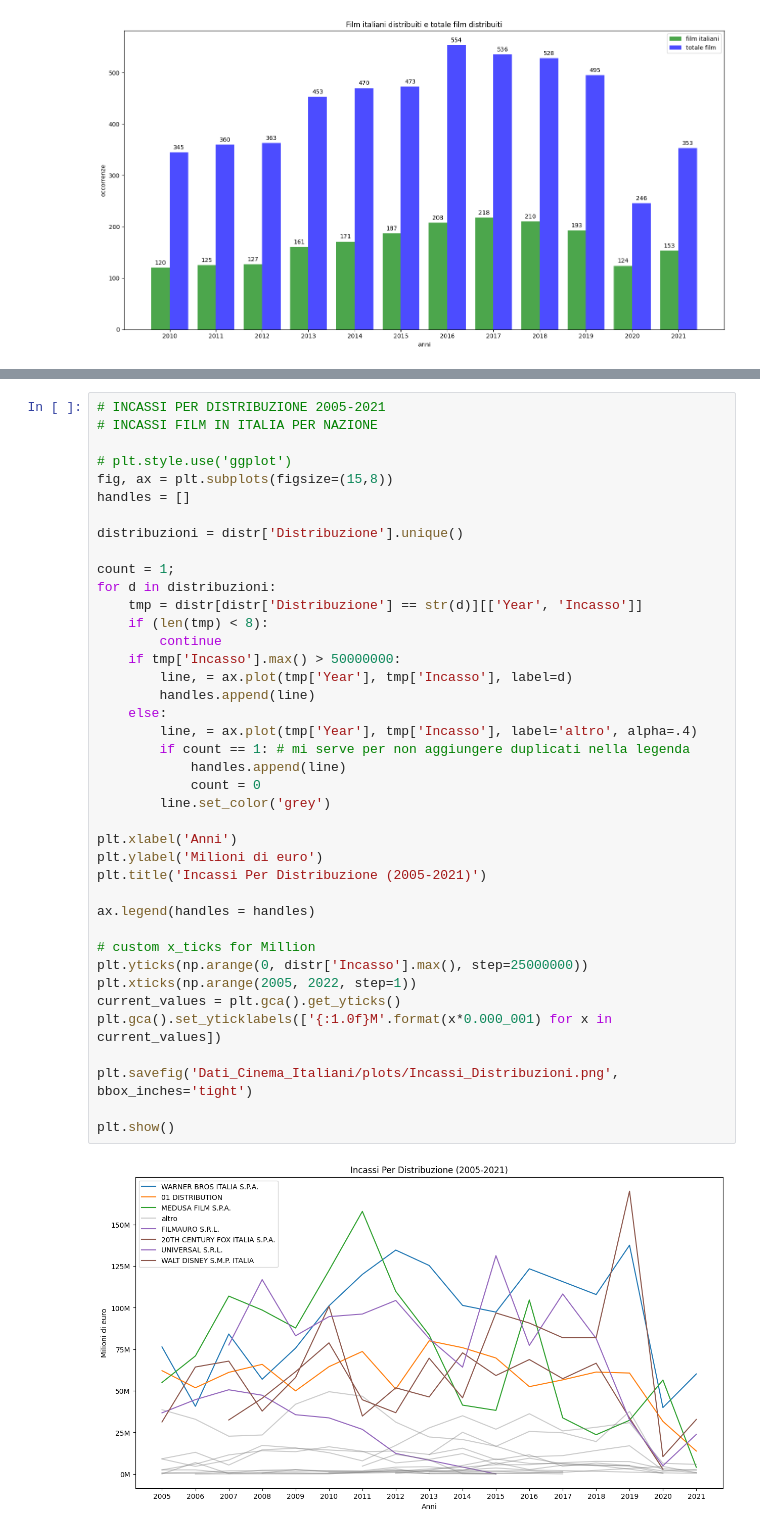
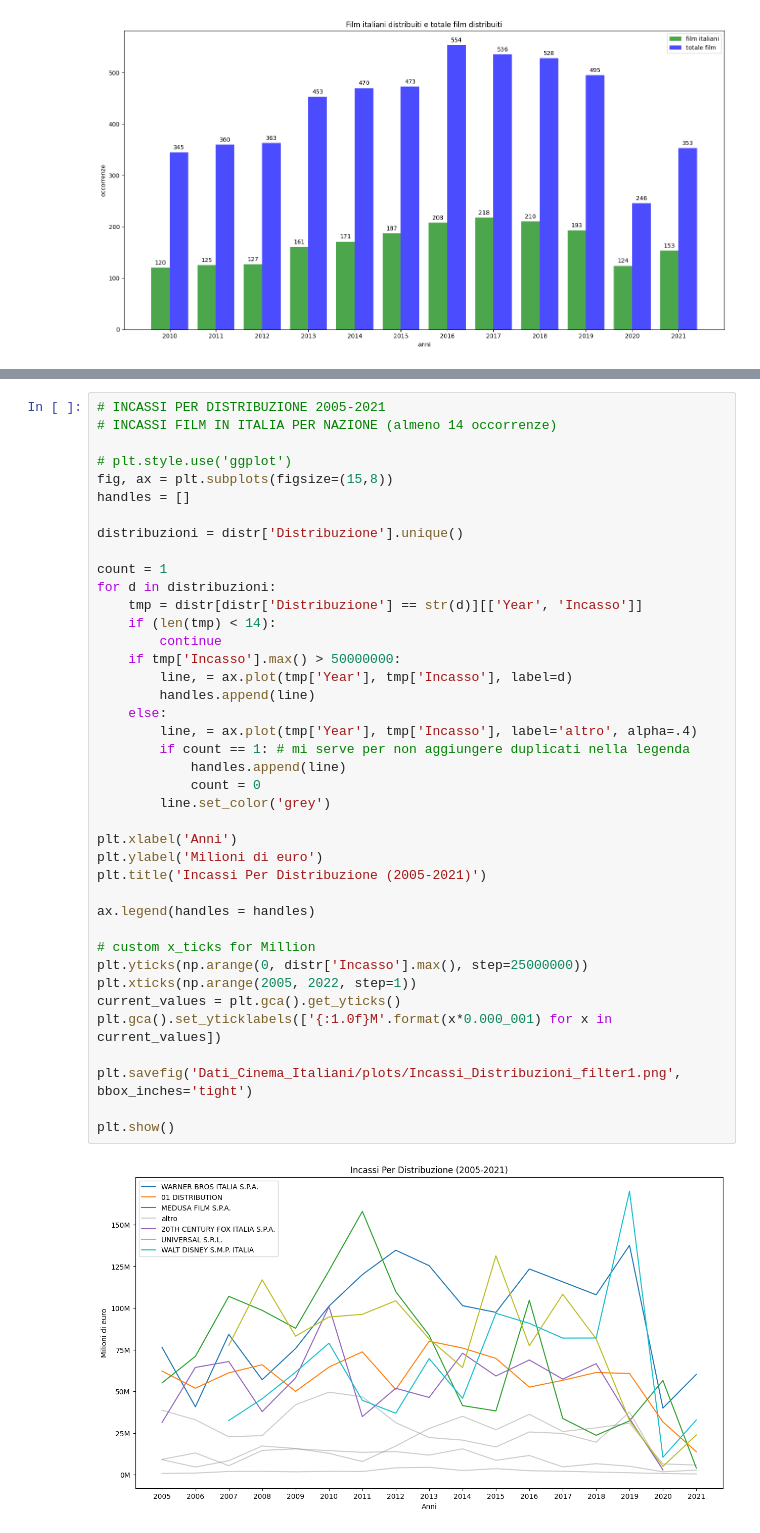
Before and after one commit to GitCass01/italian-cinemas-sciviz, a Jupyter notebook: Progetto.ipynb, the cells around one changed output, grey strips where cells are left out. Cells and saved outputs as stored; diff of their text form.

Commit message:
new plots

```diff
--- a/Progetto.ipynb
+++ b/Progetto.ipynb
@@ -347,6 +387,6 @@ plt.show()
 # %%
 # INCASSI PER DISTRIBUZIONE 2005-2021
-# INCASSI FILM IN ITALIA PER NAZIONE
+# INCASSI FILM IN ITALIA PER NAZIONE (almeno 14 occorrenze)
 
 # plt.style.use('ggplot')
 fig, ax = plt.subplots(figsize=(15,8))
@@ -354,35 +394,35 @@ handles = []
 
 distribuzioni = distr['Distribuzione'].unique()
 
-count = 1;
+count = 1
 for d in distribuzioni:
     tmp = distr[distr['Distribuzione'] == str(d)][['Year', 'Incasso']]
-    if (len(tmp) < 8):
+    if (len(tmp) < 14):
         continue
     if tmp['Incasso'].max() > 50000000:
         line, = ax.plot(tmp['Year'], tmp['Incasso'], label=d)
         handles.append(line)
     else:
         line, = ax.plot(tmp['Year'], tmp['Incasso'], label='altro', alpha=.4)
         if count == 1: # mi serve per non aggiungere duplicati nella legenda
             handles.append(line)
             count = 0
         line.set_color('grey')
 
 plt.xlabel('Anni')
 plt.ylabel('Milioni di euro')
 plt.title('Incassi Per Distribuzione (2005-2021)')
 
 ax.legend(handles = handles)
 
 # custom x_ticks for Million
 plt.yticks(np.arange(0, distr['Incasso'].max(), step=25000000))
 plt.xticks(np.arange(2005, 2022, step=1))
 current_values = plt.gca().get_yticks()
 plt.gca().set_yticklabels(['{:1.0f}M'.format(x*0.000_001) for x in current_values])
 
-plt.savefig('Dati_Cinema_Italiani/plots/Incassi_Distribuzioni.png', bbox_inches='tight')
+plt.savefig('Dati_Cinema_Italiani/plots/Incassi_Distribuzioni_filter1.png', bbox_inches='tight')
 
 plt.show()
 # %% [output]
-[figure, old version]
+[figure, new version]
```
Also changed, not shown: parts of 2 cells of this notebook, 4 other files.
